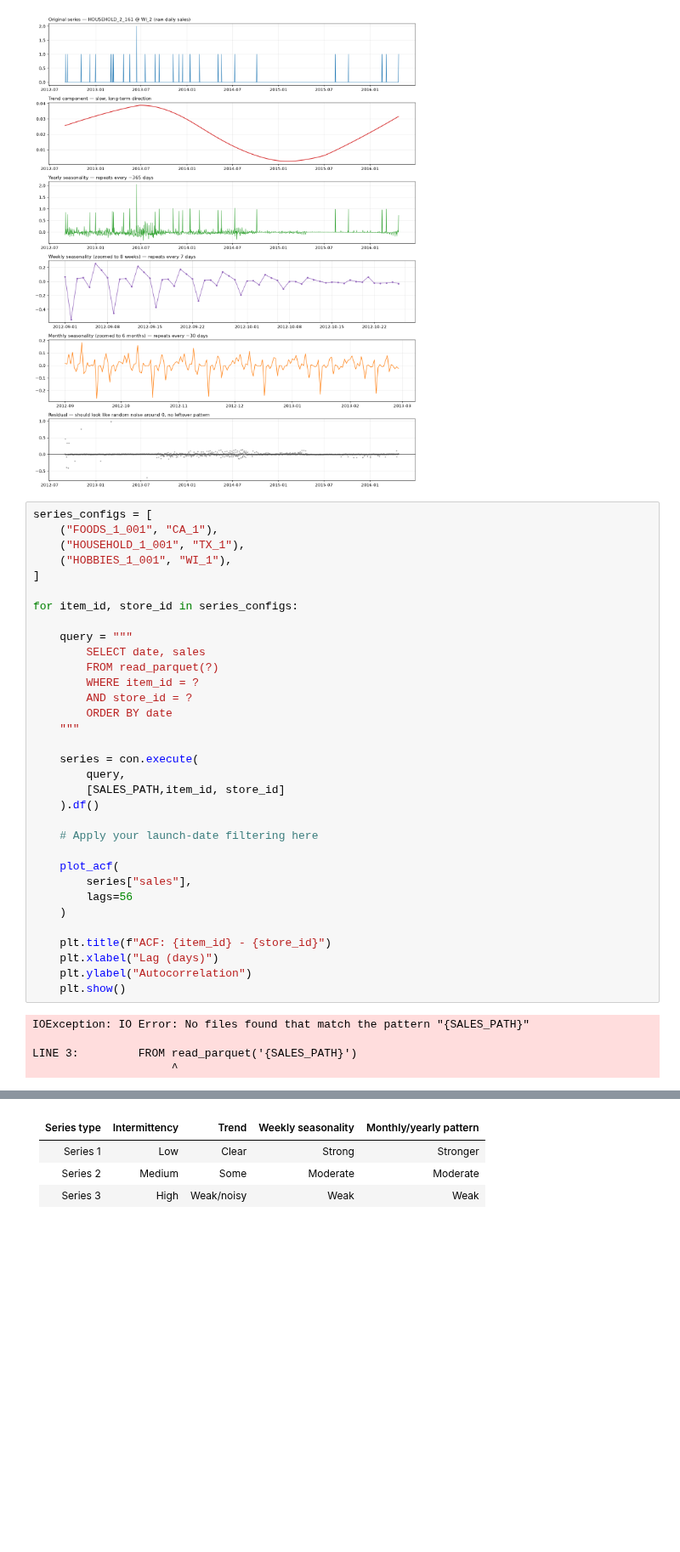
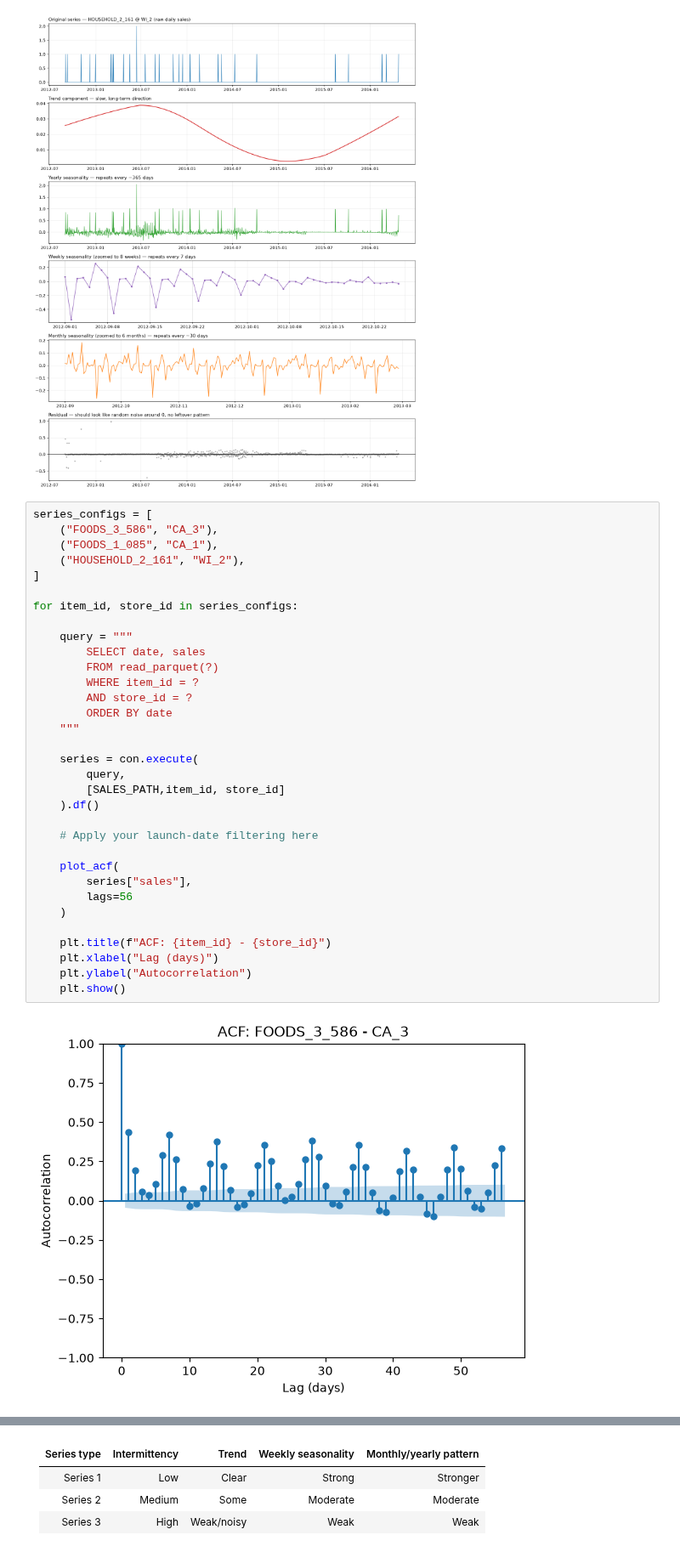
Before and after one commit to surekhag28/m5-demand-forecasting, a Jupyter notebook: notebooks/analysis.ipynb, the cells around one changed output, grey strips where cells are left out. Shown at 85% size. Saved outputs shown, nothing was run; the diff lists cells and outputs as text; blank space fills up the shorter version.

```diff
--- a/notebooks/analysis.ipynb
+++ b/notebooks/analysis.ipynb
@@ -1043,39 +1110,36 @@ Rows: 1332 | Expected calendar days in range: 1332 | Missing: 0
 [figure]
 # %%
 series_configs = [
-    ("FOODS_1_001", "CA_1"),
-    ("HOUSEHOLD_1_001", "TX_1"),
-    ("HOBBIES_1_001", "WI_1"),
+    ("FOODS_3_586", "CA_3"),
+    ("FOODS_1_085", "CA_1"),
+    ("HOUSEHOLD_2_161", "WI_2"),
 ]
 
 for item_id, store_id in series_configs:
 
     query = """
         SELECT date, sales
         FROM read_parquet(?)
         WHERE item_id = ?
         AND store_id = ?
         ORDER BY date
     """
 
     series = con.execute(
         query,
         [SALES_PATH,item_id, store_id]
     ).df()
 
     # Apply your launch-date filtering here
 
     plot_acf(
         series["sales"],
         lags=56
     )
 
     plt.title(f"ACF: {item_id} - {store_id}")
     plt.xlabel("Lag (days)")
     plt.ylabel("Autocorrelation")
     plt.show()
 # %% [output]
-IOException: IO Error: No files found that match the pattern "{SALES_PATH}"
-
-LINE 3:         FROM read_parquet('{SALES_PATH}')
-                     ^
+[figure, added]
```
Also changed, not shown: parts of 5 cells of this notebook, 6 other files.
